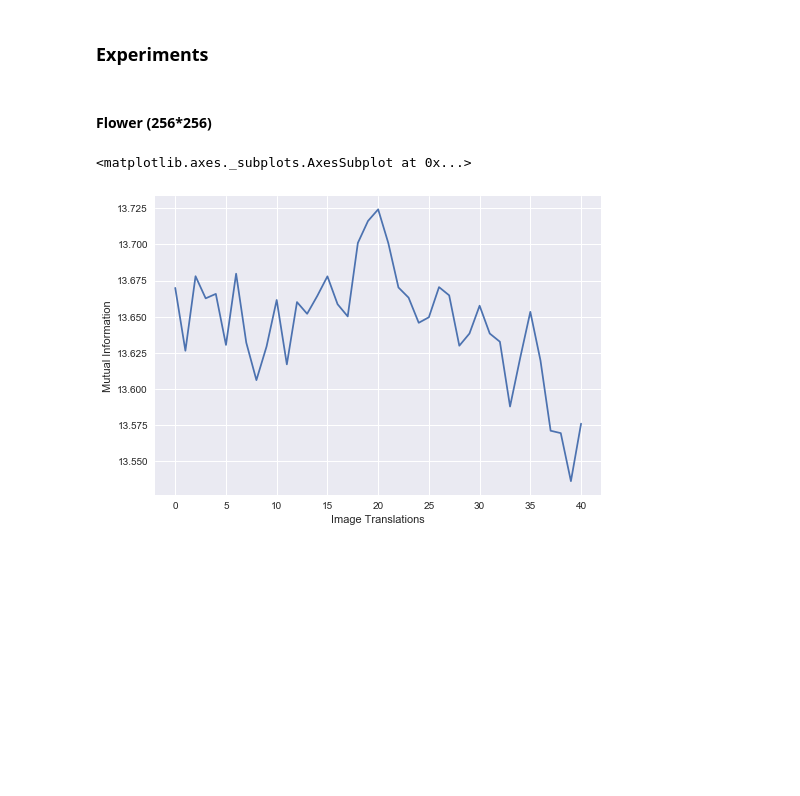
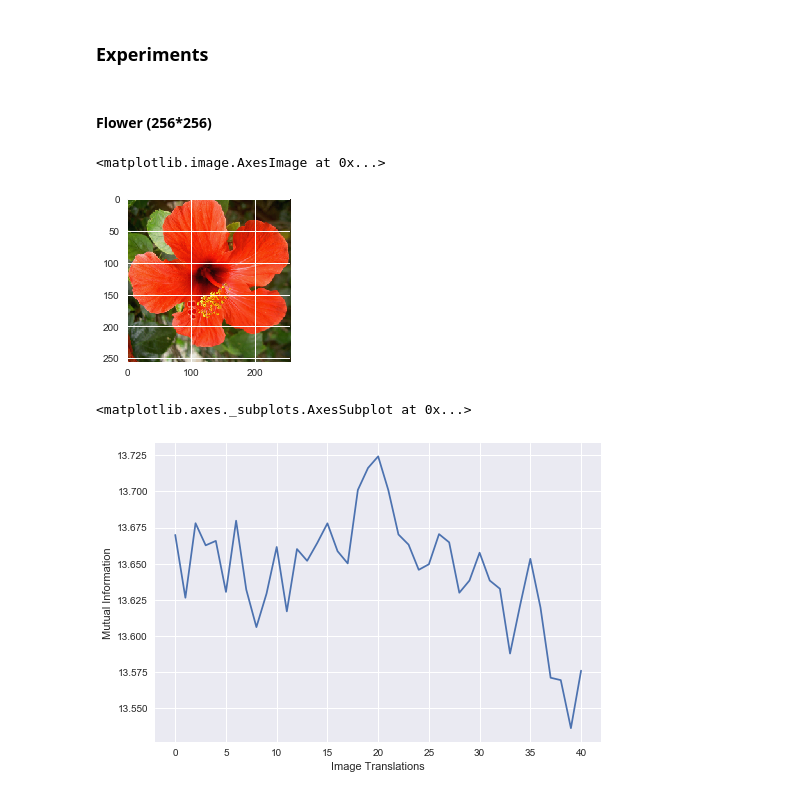
Before and after one commit to otmanesabir/ImgProc, a Jupyter notebook: Mutual Information/src/explore.ipynb, the cells around one changed output. Saved outputs shown, nothing was run; the diff lists cells and outputs as text; code cells hidden in the pictures; blank space fills up the shorter version.

```diff
--- a/Mutual Information/src/explore.ipynb
+++ b/Mutual Information/src/explore.ipynb
@@ -89,6 +102,12 @@ puffin = Image.open("../input/puffin.jpg")
 balloon = Image.open("../input/balloon.jpg")
 # %% [markdown]
 #### Flower (256*256)
+# %%
+fig = plt.figure(figsize=(3,3))
+plt.imshow(flower)
+# %% [output]
+<matplotlib.image.AxesImage at 0x...>
+[figure, added]
 # %%
 fig = plt.figure()
 plt.ylabel('Mutual Information')
```
Also changed, not shown: parts of 9 cells of this notebook.
